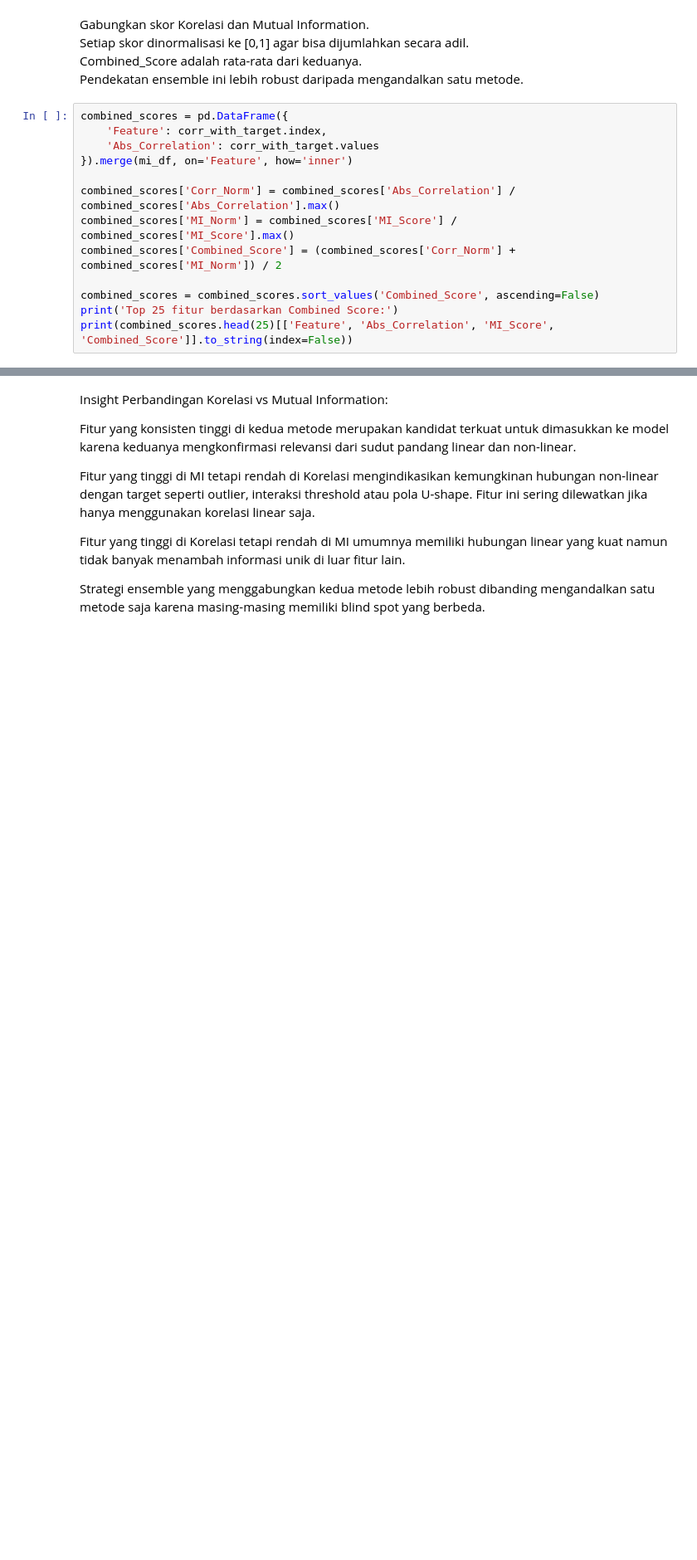
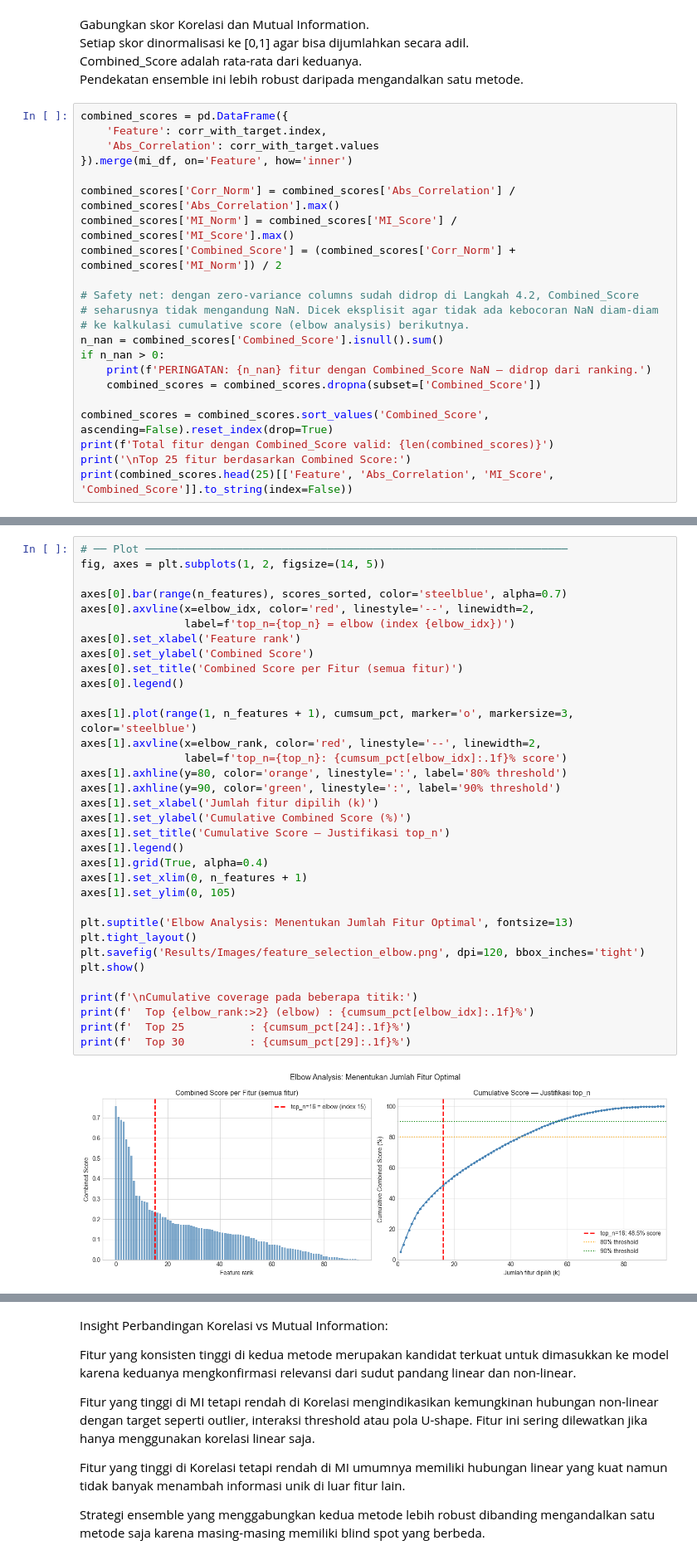
Before and after one commit to StievenLee/Data-Mining-All-Lending-Club-loan, a Jupyter notebook: Phase 1 Preprocessing/preprocessing_final_for_clustering.ipynb, the cells around one changed output, grey strips where cells are left out. Shown at 83% size. Cells and saved outputs as stored; diff of their text form; blank space fills up the shorter version.

```diff
--- a/Phase 1 Preprocessing/preprocessing_final_for_clustering.ipynb
+++ b/Phase 1 Preprocessing/preprocessing_final_for_clustering.ipynb
@@ -1799,7 +1901,16 @@ combined_scores['Corr_Norm'] = combined_scores['Abs_Correlation'] / combined_sco
 combined_scores['MI_Norm'] = combined_scores['MI_Score'] / combined_scores['MI_Score'].max()
 combined_scores['Combined_Score'] = (combined_scores['Corr_Norm'] + combined_scores['MI_Norm']) / 2
 
-combined_scores = combined_scores.sort_values('Combined_Score', ascending=False)
-print('Top 25 fitur berdasarkan Combined Score:')
+# Safety net: dengan zero-variance columns sudah didrop di Langkah 4.2, Combined_Score
+# seharusnya tidak mengandung NaN. Dicek eksplisit agar tidak ada kebocoran NaN diam-diam
+# ke kalkulasi cumulative score (elbow analysis) berikutnya.
+n_nan = combined_scores['Combined_Score'].isnull().sum()
+if n_nan > 0:
+    print(f'PERINGATAN: {n_nan} fitur dengan Combined_Score NaN — didrop dari ranking.')
+    combined_scores = combined_scores.dropna(subset=['Combined_Score'])
+
+combined_scores = combined_scores.sort_values('Combined_Score', ascending=False).reset_index(drop=True)
+print(f'Total fitur dengan Combined_Score valid: {len(combined_scores)}')
+print('\nTop 25 fitur berdasarkan Combined Score:')
 print(combined_scores.head(25)[['Feature', 'Abs_Correlation', 'MI_Score', 'Combined_Score']].to_string(index=False))
 # %% [output]
@@ -1822,0 +1977,36 @@ Top 25 fitur berdasarkan Combined Score:
+# %%
+# ── Plot ─────────────────────────────────────────────────────────────────
+fig, axes = plt.subplots(1, 2, figsize=(14, 5))
+
+axes[0].bar(range(n_features), scores_sorted, color='steelblue', alpha=0.7)
+axes[0].axvline(x=elbow_idx, color='red', linestyle='--', linewidth=2,
+                label=f'top_n={top_n} = elbow (index {elbow_idx})')
+axes[0].set_xlabel('Feature rank')
+axes[0].set_ylabel('Combined Score')
+axes[0].set_title('Combined Score per Fitur (semua fitur)')
+axes[0].legend()
+
+axes[1].plot(range(1, n_features + 1), cumsum_pct, marker='o', markersize=3, color='steelblue')
+axes[1].axvline(x=elbow_rank, color='red', linestyle='--', linewidth=2,
+                label=f'top_n={top_n}: {cumsum_pct[elbow_idx]:.1f}% score')
+axes[1].axhline(y=80, color='orange', linestyle=':', label='80% threshold')
+axes[1].axhline(y=90, color='green', linestyle=':', label='90% threshold')
+axes[1].set_xlabel('Jumlah fitur dipilih (k)')
+axes[1].set_ylabel('Cumulative Combined Score (%)')
+axes[1].set_title('Cumulative Score — Justifikasi top_n')
+axes[1].legend()
+axes[1].grid(True, alpha=0.4)
+axes[1].set_xlim(0, n_features + 1)
+axes[1].set_ylim(0, 105)
+
+plt.suptitle('Elbow Analysis: Menentukan Jumlah Fitur Optimal', fontsize=13)
+plt.tight_layout()
+plt.savefig('Results/Images/feature_selection_elbow.png', dpi=120, bbox_inches='tight')
+plt.show()
+
+print(f'\nCumulative coverage pada beberapa titik:')
+print(f'  Top {elbow_rank:>2} (elbow) : {cumsum_pct[elbow_idx]:.1f}%')
+print(f'  Top 25          : {cumsum_pct[24]:.1f}%')
+print(f'  Top 30          : {cumsum_pct[29]:.1f}%')
+# %% [output]
+[figure, added]
```
Also changed, not shown: parts of 58 cells of this notebook, 6 other files.
